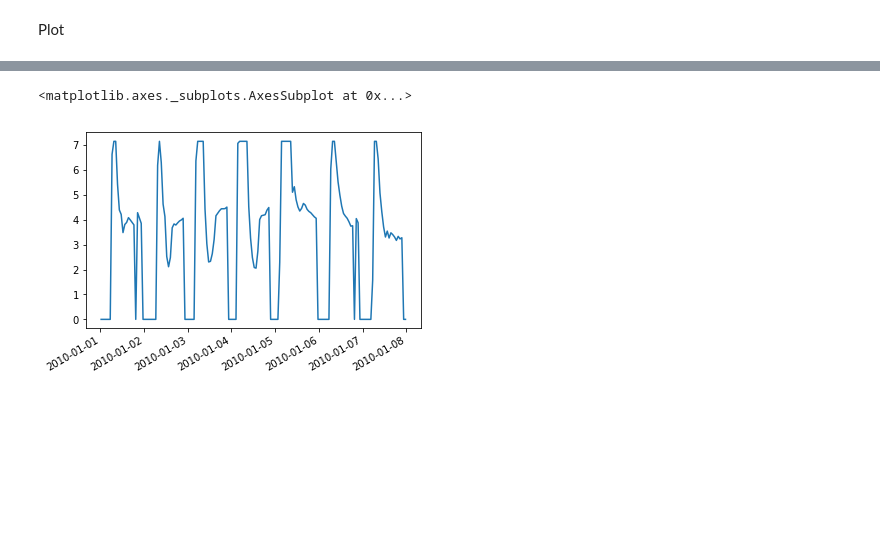
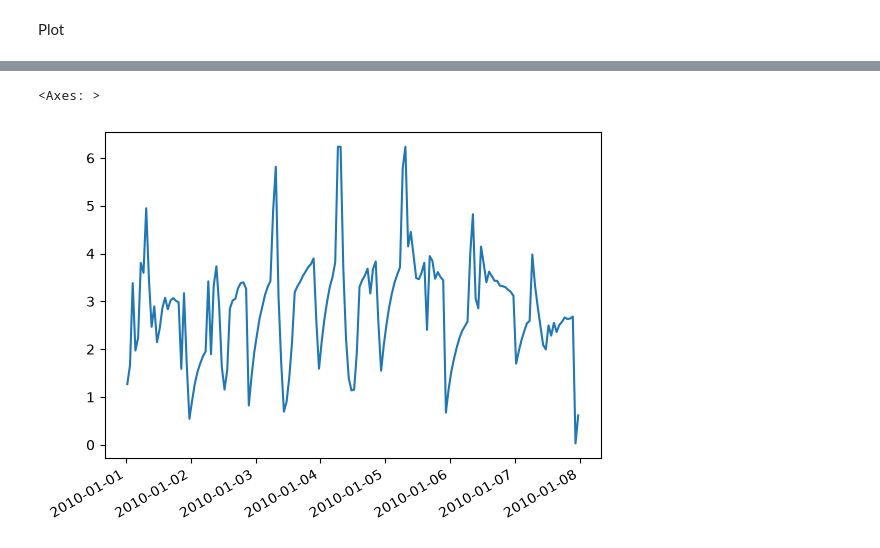
Before and after one commit to simu-flex-lokal/tsib, a Jupyter notebook: examples/buildingmodel/SimpleHeatLoadCreation.ipynb, the cells around one changed output, grey strips where cells are left out. Drawn from its saved outputs; the diff is of its cells as text; code cells hidden in the pictures; blank space fills up the shorter version.

```diff
--- a/examples/buildingmodel/SimpleHeatLoadCreation.ipynb
+++ b/examples/buildingmodel/SimpleHeatLoadCreation.ipynb
@@ -66,5 +56,5 @@ bdgObj.detailed_results['Heating Load'].plot()
 # %%
-bdgObj.detailed_results['Heating Load']['20100101':'20100107'].plot()
+bdgObj.timeseries['Heating Load']['20100101':'20100107'].plot()
 # %% [output]
-<matplotlib.axes._subplots.AxesSubplot at 0x...>
+<Axes: >
-[figure, old version]
+[figure, new version]
```
Also changed, not shown: parts of 5 cells of this notebook, 2 other files.
